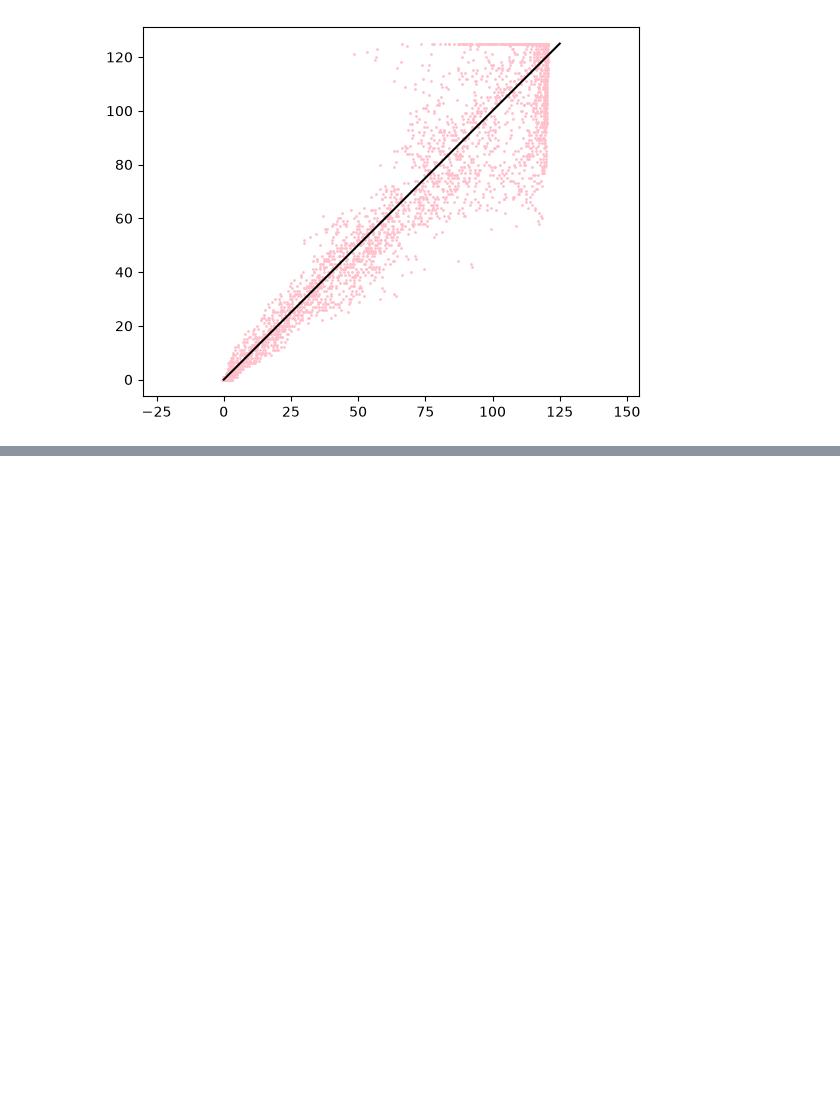
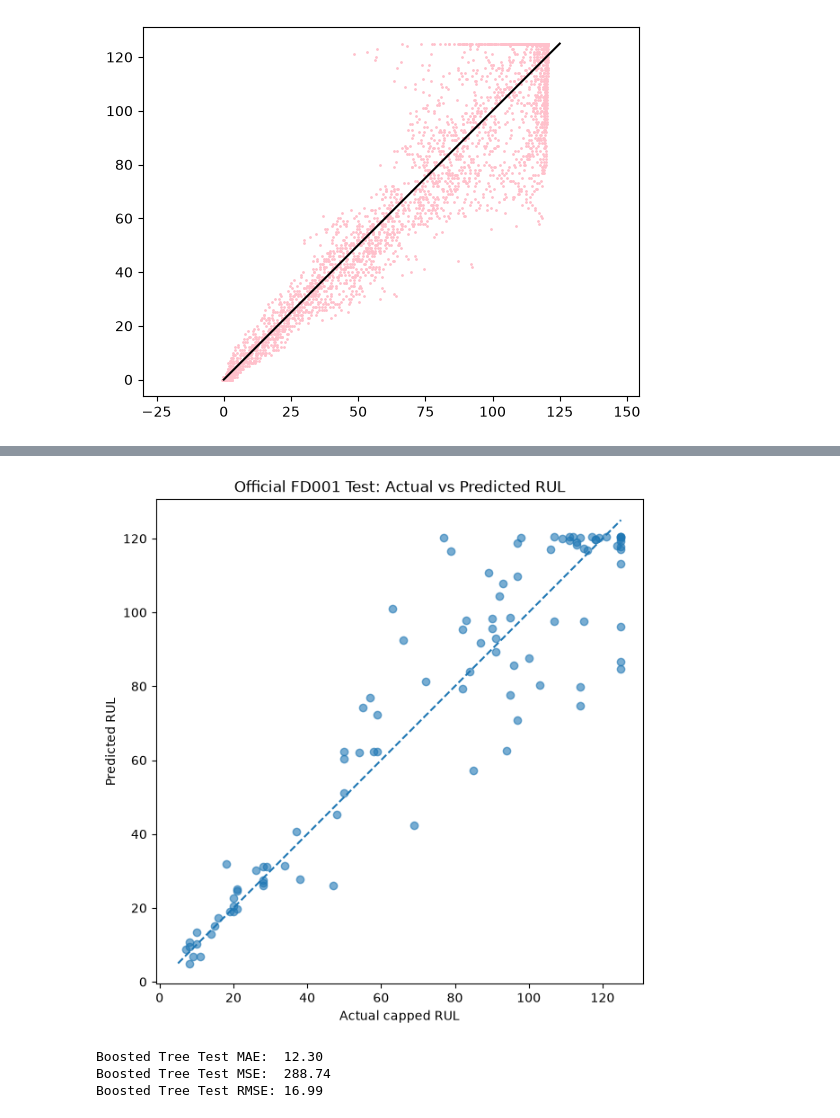
Before and after one commit to iamprakhar10/aircraft-rul-predictor, a Jupyter notebook: notebooks/01_explore_fd001.ipynb, the cells around one changed output, grey strips where cells are left out. Cells and saved outputs as stored; diff of their text form; code cells hidden in the pictures; blank space fills up the shorter version.

Commit message:
Testing on real test data

```diff
--- a/notebooks/01_explore_fd001.ipynb
+++ b/notebooks/01_explore_fd001.ipynb
@@ -1410,0 +1533,19 @@ torch.save(
+# %%
+X_test_tensor = torch.tensor(
+    X_test_seq_scaled,
+    dtype=torch.float32
+)
+# %%
+model.eval()
+
+with torch.no_grad():
+    test_predictions = model(
+        X_test_tensor
+    ).numpy()
+# %%
+y_test = rul_test["rul"].to_numpy()
+
+y_test_capped = np.minimum(
+    y_test,
+    RUL_CAP
+)
@@ -1410,0 +1608,36 @@ torch.save(
+# %%
+plt.figure(figsize=(7, 7))
+
+plt.scatter(
+    results_test["actual_rul"],
+    results_test["predicted_rul"],
+    alpha=0.6,
+)
+
+minimum = min(
+    results_test["actual_rul"].min(),
+    results_test["predicted_rul"].min(),
+)
+
+maximum = max(
+    results_test["actual_rul"].max(),
+    results_test["predicted_rul"].max(),
+)
+
+plt.xlim(minimum, maximum)
+plt.ylim(minimum, maximum)
+plt.axis("equal")
+
+plt.plot(
+    [minimum, maximum],
+    [minimum, maximum],
+    linestyle="--",
+)
+
+plt.xlabel("Actual capped RUL")
+plt.ylabel("Predicted RUL")
+plt.title("Official FD001 Test: Actual vs Predicted RUL")
+
+plt.show()
+# %% [output]
+[figure, added]
@@ -1410,0 +1667,24 @@ torch.save(
+# %%
+gb_test_predictions = gb_model_capped.predict(
+    X_test_rolling
+)
+
+gb_test_mae = mean_absolute_error(
+    y_test_capped,
+    gb_test_predictions
+)
+
+gb_test_mse = mean_squared_error(
+    y_test_capped,
+    gb_test_predictions
+)
+
+gb_test_rmse = np.sqrt(gb_test_mse)
+
+print(f"Boosted Tree Test MAE:  {gb_test_mae:.2f}")
+print(f"Boosted Tree Test MSE:  {gb_test_mse:.2f}")
+print(f"Boosted Tree Test RMSE: {gb_test_rmse:.2f}")
+# %% [output]
+Boosted Tree Test MAE:  12.30
+Boosted Tree Test MSE:  288.74
+Boosted Tree Test RMSE: 16.99
```
Also changed, not shown: parts of 14 cells of this notebook.
